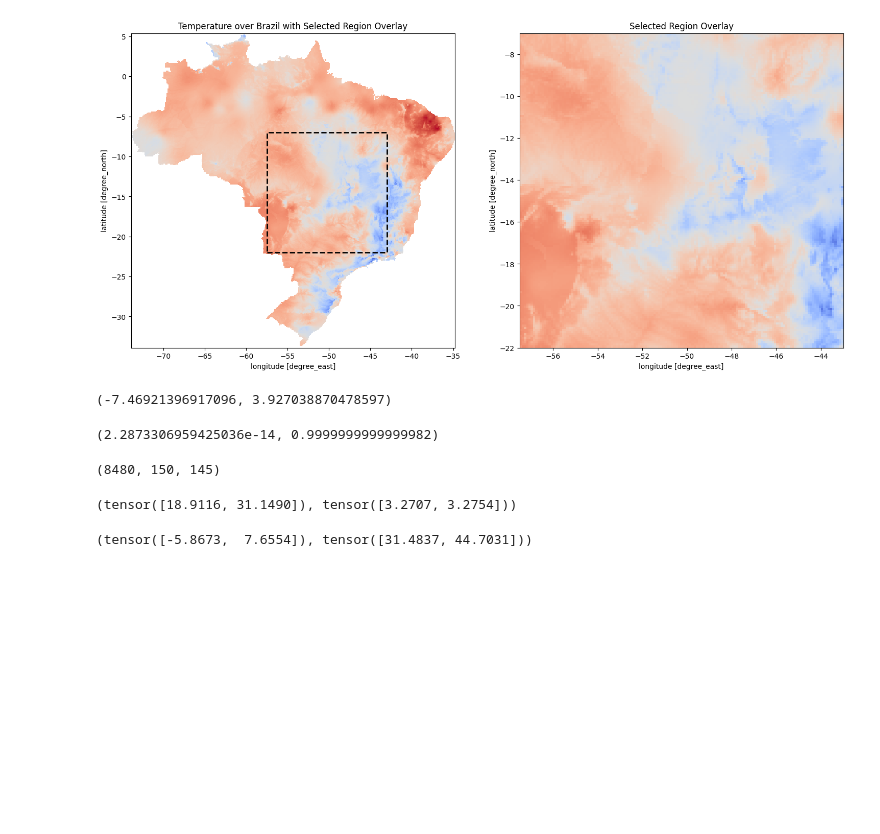
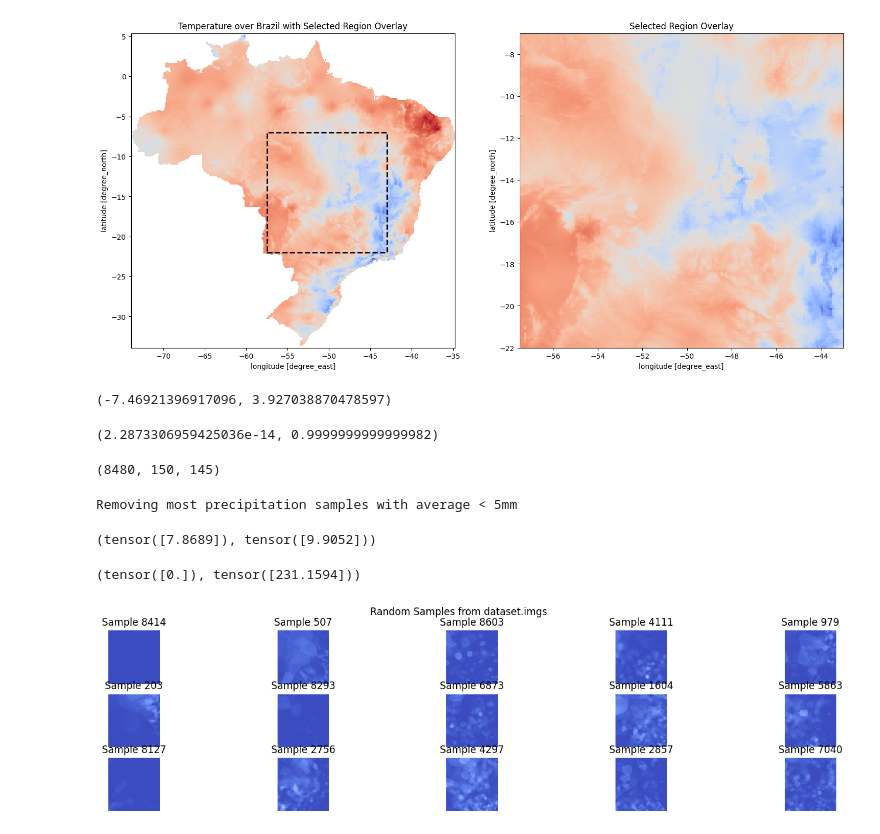
Before and after one commit to Green-AI-Lab-GAIA/climate-clustering, a Jupyter notebook: notebooks/mato_grosso.ipynb, the cells around one changed output. Cells and saved outputs as stored; diff of their text form; code cells hidden in the pictures; blank space fills up the shorter version.

```diff
--- a/notebooks/mato_grosso.ipynb
+++ b/notebooks/mato_grosso.ipynb
@@ -60,15 +59,41 @@ if '..' not in sys.path:
 # %%
+import os, sys
+if '..' not in sys.path:
+    sys.path.append('..')
+    os.chdir('..')
+
 from src.data_manager import BrazilWeatherDataset, transforms
 
 dataset = BrazilWeatherDataset( transform=None,
-                                surf_vars=['Tmin','Tmax'],
+                                surf_vars=['pr'],
                                 static_vars=None,
                                 lat_lim=[-22.0, -7.0], lon_lim=[-57.5, -43.0])
+# %% [output]
+Removing most precipitation samples with average < 5mm
 # %%
 dataset.imgs.mean(dim=(0,2,3)), dataset.imgs.std(dim=(0,2,3))
 # %% [output]
-(tensor([18.9116, 31.1490]), tensor([3.2707, 3.2754]))
+(tensor([7.8689]), tensor([9.9052]))
 # %%
 dataset.imgs.amin(dim=(0,2,3)), dataset.imgs.amax(dim=(0,2,3))
 # %% [output]
-(tensor([-5.8673,  7.6554]), tensor([31.4837, 44.7031]))
+(tensor([0.]), tensor([231.1594]))
+# %%
+num_samples = 15
+vmin=dataset.imgs.amin().item()
+vmax=dataset.imgs.amax().item()
+
+fig, axs = plt.subplots(num_samples//5, 5, figsize=(18, 4))
+
+for idx, i in enumerate(axs.flatten()):
+
+    idx = np.random.randint(0, dataset.imgs.shape[0])
+    img = dataset.imgs[idx].numpy()
+    if img.shape[0] == 1:
+        i.imshow(img[0], cmap='coolwarm',vmin=vmin, vmax=vmax)
+    i.set_title(f"Sample {idx}")
+    i.axis('off')
+plt.suptitle("Random Samples from dataset.imgs")
+plt.show()
+# %% [output]
+[figure, added]
```
Also changed, not shown: parts of 10 cells of this notebook.
